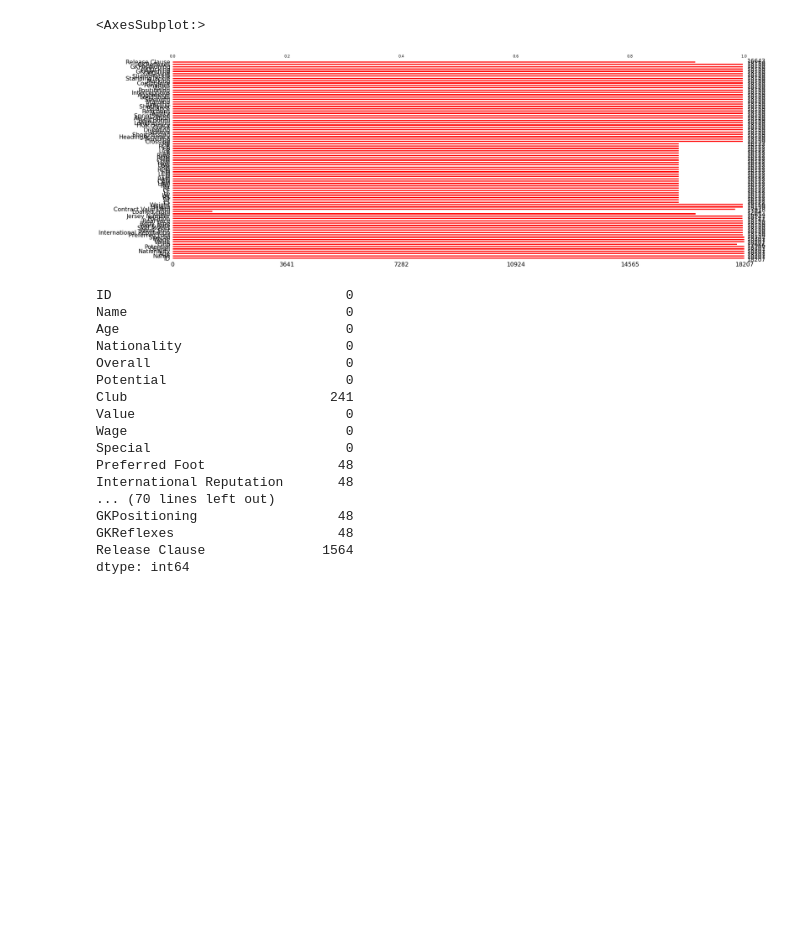
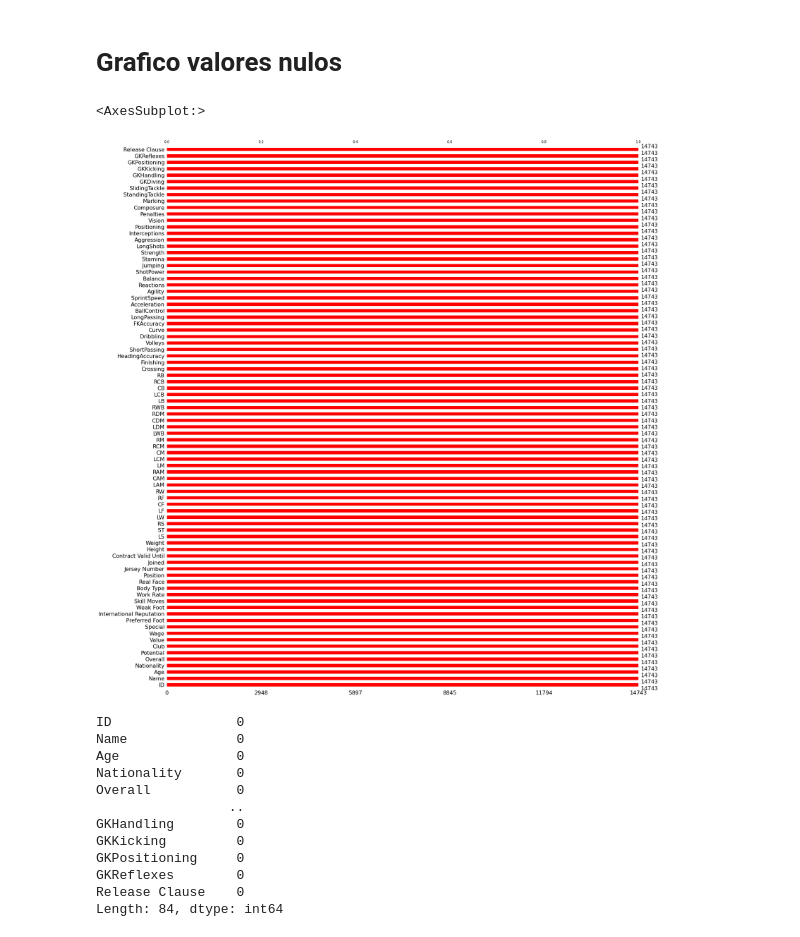
Before and after one commit to ijarpa/ijarpa, a Jupyter notebook: 5_datos_Fifa/fifa.ipynb, the cells around one changed output. Cells and saved outputs as stored; diff of their text form; code cells hidden in the pictures; blank space fills up the shorter version.

```diff
--- a/5_datos_Fifa/fifa.ipynb
+++ b/5_datos_Fifa/fifa.ipynb
@@ -39,2 +57,6 @@ df.describe().T
 # %%
-df.drop(['Unnamed: 0','Photo', 'Flag', 'Club Logo'], axis=1, inplace=True)
+df.drop(['Unnamed: 0','Photo', 'Flag', 'Club Logo','Loaned From'], axis=1, inplace=True)
+# %%
+df.dropna(axis=0, how='any', inplace=True)
+# %% [markdown]
+# Grafico valores nulos
@@ -41,25 +65,20 @@ df.drop(['Unnamed: 0','Photo', 'Flag', 'Club Logo'], axis=1, inplace=True)
 # %%
-msno.bar(df.sample(18207),(28,10), color='red')
+msno.bar(df,color='red')
 # %% [output]
 <AxesSubplot:>
-[figure, old version]
+[figure, new version]
 # %%
 df.isnull().sum()
 # %% [output]
-ID                              0
-Name                            0
-Age                             0
-Nationality                     0
-Overall                         0
-Potential                       0
-Club                          241
-Value                           0
-Wage                            0
-Special                         0
-Preferred Foot                 48
-International Reputation       48
-... (70 lines left out)
-GKPositioning                  48
-GKReflexes                     48
-Release Clause               1564
-dtype: int64
+ID                0
+Name              0
+Age               0
+Nationality       0
+Overall           0
+                 ..
+GKHandling        0
+GKKicking         0
+GKPositioning     0
+GKReflexes        0
+Release Clause    0
+Length: 84, dtype: int64
```
Also changed, not shown: parts of 16 cells of this notebook.
